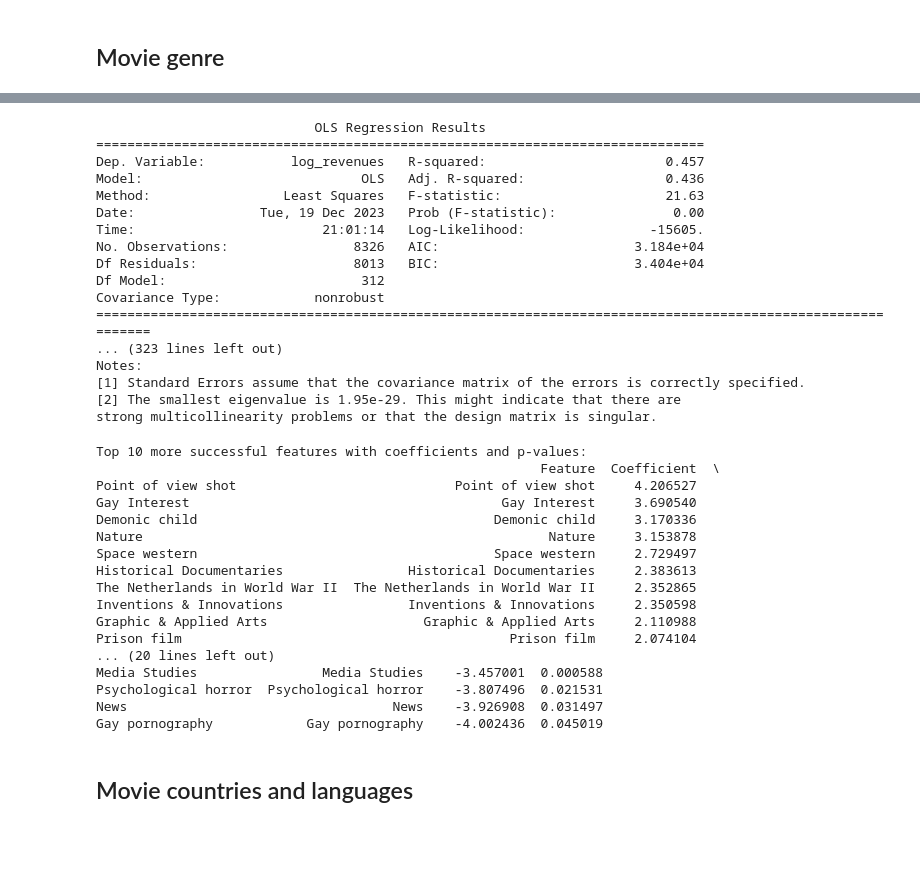
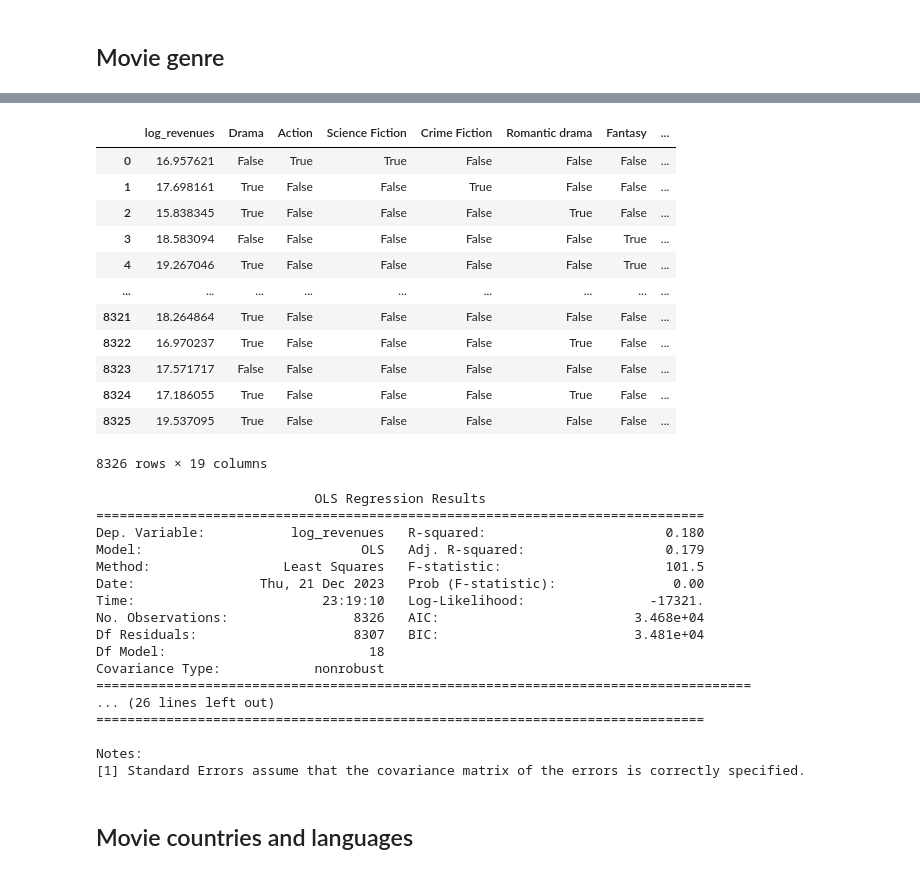
Before and after one commit to epfl-ada/ada-2023-project-adaflix, a Jupyter notebook: milestone_3.ipynb, the cells around one changed output, grey strips where cells are left out. Cells and saved outputs as stored; diff of their text form; code cells hidden in the pictures; blank space fills up the shorter version.

Commit message:
Regression

```diff
--- a/milestone_3.ipynb
+++ b/milestone_3.ipynb
@@ -572,3 +639,5 @@ plt.show()
 ## Movie genre
 # %%
 movie_genres_reg_df = disagregate_list_feature(movie_genres_df, 'Movie_Genres')
+movie_genres_reg_df.drop(columns=['Wikipedia_movie_ID', 'Revenue_with_inflation'], inplace=True)
+movie_genres_reg_df
@@ -575,43 +658,52 @@ movie_genres_reg_df = disagregate_list_feature(movie_genres_df, 'Movie_Genres')
+# %%
+#count number of movies for each country
+genres_sum = movie_genres_reg_df.sum(axis=0)
+
+#select genres with less than 200 movies
+genres_not_many_movies = genres_sum[genres_sum <= 500]
+
+# Merge all genres with less than 200 movies into one column "other"
+movie_genres_reg_df['other_genres'] = np.where(movie_genres_reg_df[genres_not_many_movies.index].any(axis=1), True, False)
+
+# Drop all genres with less than 200 movies
+movie_genres_reg_df.drop(columns=genres_not_many_movies.index, inplace=True)
+
+display(movie_genres_reg_df)
+# %% [output]
+|  | log_revenues | Drama | Action | Science Fiction | Crime Fiction | Romantic drama | Fantasy | ... |
+| 0 | 16.957621 | False | True | True | False | False | False | ... |
+| 1 | 17.698161 | True | False | False | True | False | False | ... |
+| 2 | 15.838345 | True | False | False | False | True | False | ... |
+| 3 | 18.583094 | False | False | False | False | False | True | ... |
+| 4 | 19.267046 | True | False | False | False | False | True | ... |
+| ... | ... | ... | ... | ... | ... | ... | ... | ... |
+| 8321 | 18.264864 | True | False | False | False | False | False | ... |
+| 8322 | 16.970237 | True | False | False | False | True | False | ... |
+| 8323 | 17.571717 | False | False | False | False | False | False | ... |
+| 8324 | 17.186055 | True | False | False | False | True | False | ... |
+| 8325 | 19.537095 | True | False | False | False | False | False | ... |
+8326 rows × 19 columns
 # %%
 model = regression_analysis(movie_genres_reg_df, 'log_revenues')
+genres_coefficients = pd.DataFrame({'Only genres': model.params})
 # %% [output]
                             OLS Regression Results
 ==============================================================================
-Dep. Variable:           log_revenues   R-squared:                       0.457
-Model:                            OLS   Adj. R-squared:                  0.436
-Method:                 Least Squares   F-statistic:                     21.63
-Date:                Tue, 19 Dec 2023   Prob (F-statistic):               0.00
-Time:                        21:01:14   Log-Likelihood:                -15605.
-No. Observations:                8326   AIC:                         3.184e+04
-Df Residuals:                    8013   BIC:                         3.404e+04
-Df Model:                         312
+Dep. Variable:           log_revenues   R-squared:                       0.180
+Model:                            OLS   Adj. R-squared:                  0.179
+Method:                 Least Squares   F-statistic:                     101.5
+Date:                Thu, 21 Dec 2023   Prob (F-statistic):               0.00
+Time:                        23:19:10   Log-Likelihood:                -17321.
+No. Observations:                8326   AIC:                         3.468e+04
+Df Residuals:                    8307   BIC:                         3.481e+04
+Df Model:                          18
 Covariance Type:            nonrobust
-============================================================================================================
-... (323 lines left out)
+====================================================================================
+... (26 lines left out)
+==============================================================================
+
 Notes:
 [1] Standard Errors assume that the covariance matrix of the errors is correctly specified.
-[2] The smallest eigenvalue is 1.95e-29. This might indicate that there are
-strong multicollinearity problems or that the design matrix is singular.
-# %%
-display_regression_result(model)
-# %% [output]
-Top 10 more successful features with coefficients and p-values:
-                                                         Feature  Coefficient  \
-Point of view shot                            Point of view shot     4.206527
-Gay Interest                                        Gay Interest     3.690540
-Demonic child                                      Demonic child     3.170336
-Nature                                                    Nature     3.153878
-Space western                                      Space western     2.729497
-Historical Documentaries                Historical Documentaries     2.383613
-The Netherlands in World War II  The Netherlands in World War II     2.352865
-Inventions & Innovations                Inventions & Innovations     2.350598
-Graphic & Applied Arts                    Graphic & Applied Arts     2.110988
-Prison film                                          Prison film     2.074104
-... (20 lines left out)
-Media Studies                Media Studies    -3.457001  0.000588
-Psychological horror  Psychological horror    -3.807496  0.021531
-News                                  News    -3.926908  0.031497
-Gay pornography            Gay pornography    -4.002436  0.045019
 # %% [markdown]
 ## Movie countries and languages
 # %%
```
Also changed, not shown: parts of 7 cells of this notebook.
